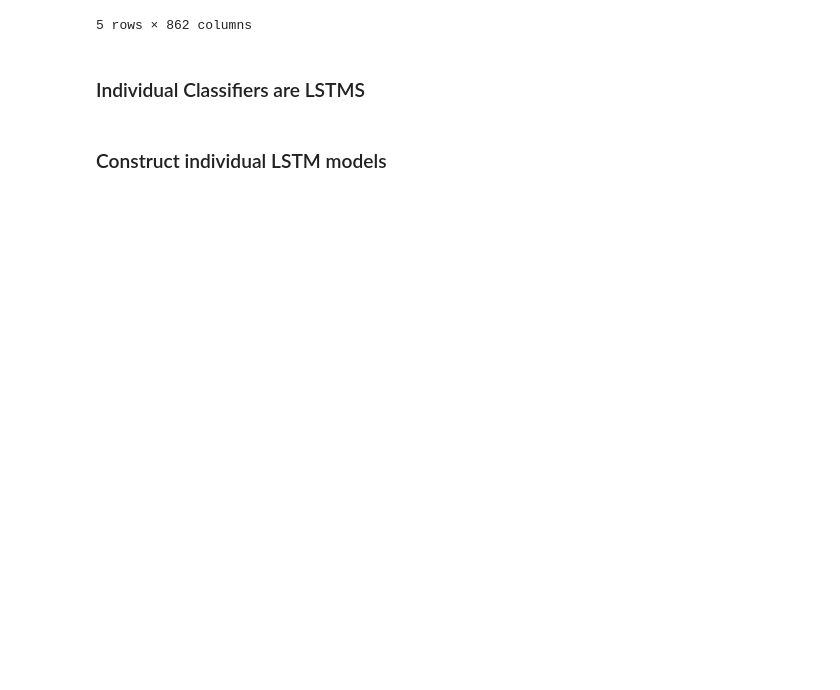
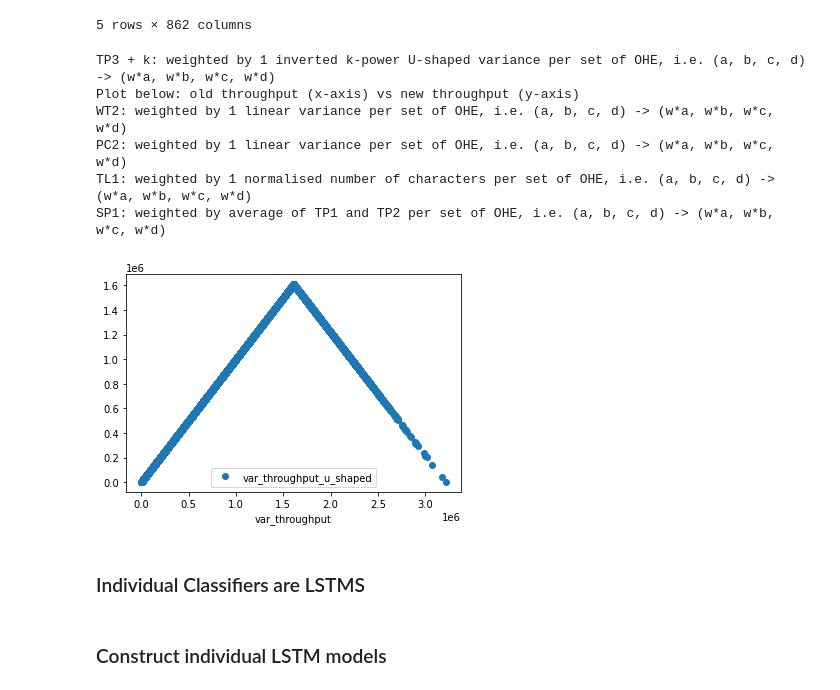
Before and after one commit to quarbby/diplomacy-betrayal, a Jupyter notebook: pipeline-keras_concat.ipynb, the cells around one changed output. Saved outputs shown, nothing was run; the diff lists cells and outputs as text; code cells hidden in the pictures; blank space fills up the shorter version.

```diff
--- a/pipeline-keras_concat.ipynb
+++ b/pipeline-keras_concat.ipynb
@@ -66,6 +67,23 @@ y_test_reasoning = test['Answer.2reasoning.yes_label'].tolist()
 y_test_gamemove = test['Answer.1gamemove.yes_label'].tolist()
 
 X_test_col = test['Input.full_text']
+# %%
+throughput_option = 'TP3'
+worktime_option = 'WT2'
+pc_agreement_option = 'PC2'
+textlength_option = 'TL1'
+special_option = 'SP1'
+k_option_for_tp = 1
+
+df_throughput, df_worktime, df_agreement, df_textlength, df_special = metadata_options.set_OHE_pipeline_options(df, throughput_option, worktime_option, pc_agreement_option, textlength_option, special_option, k_option_for_tp)
+# %% [output]
+TP3 + k: weighted by 1 inverted k-power U-shaped variance per set of OHE, i.e. (a, b, c, d) -> (w*a, w*b, w*c, w*d)
+Plot below: old throughput (x-axis) vs new throughput (y-axis)
+WT2: weighted by 1 linear variance per set of OHE, i.e. (a, b, c, d) -> (w*a, w*b, w*c, w*d)
+PC2: weighted by 1 linear variance per set of OHE, i.e. (a, b, c, d) -> (w*a, w*b, w*c, w*d)
+TL1: weighted by 1 normalised number of characters per set of OHE, i.e. (a, b, c, d) -> (w*a, w*b, w*c, w*d)
+SP1: weighted by average of TP1 and TP2 per set of OHE, i.e. (a, b, c, d) -> (w*a, w*b, w*c, w*d)
+[figure, added]
 # %%
 from keras import backend as K
 
```
Also changed, not shown: parts of 18 cells of this notebook, 3 other files.
